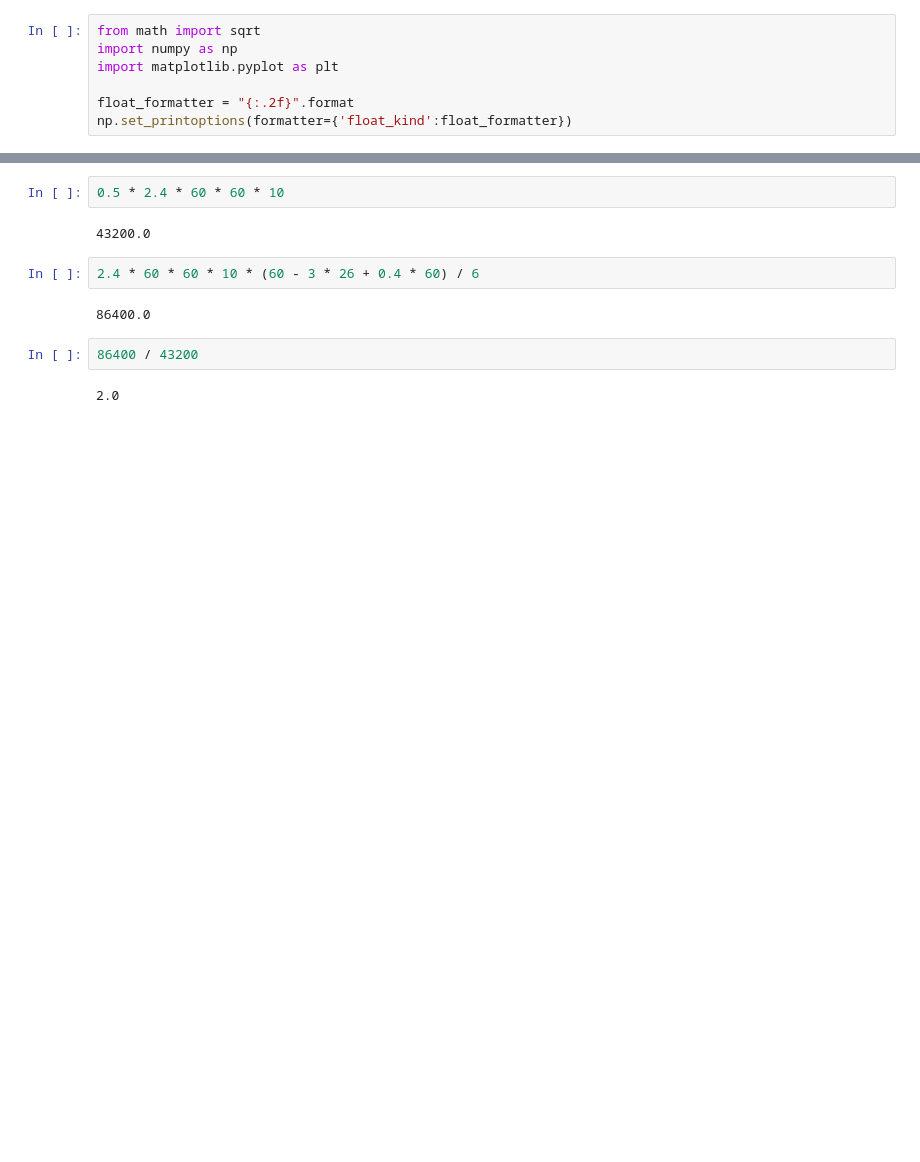
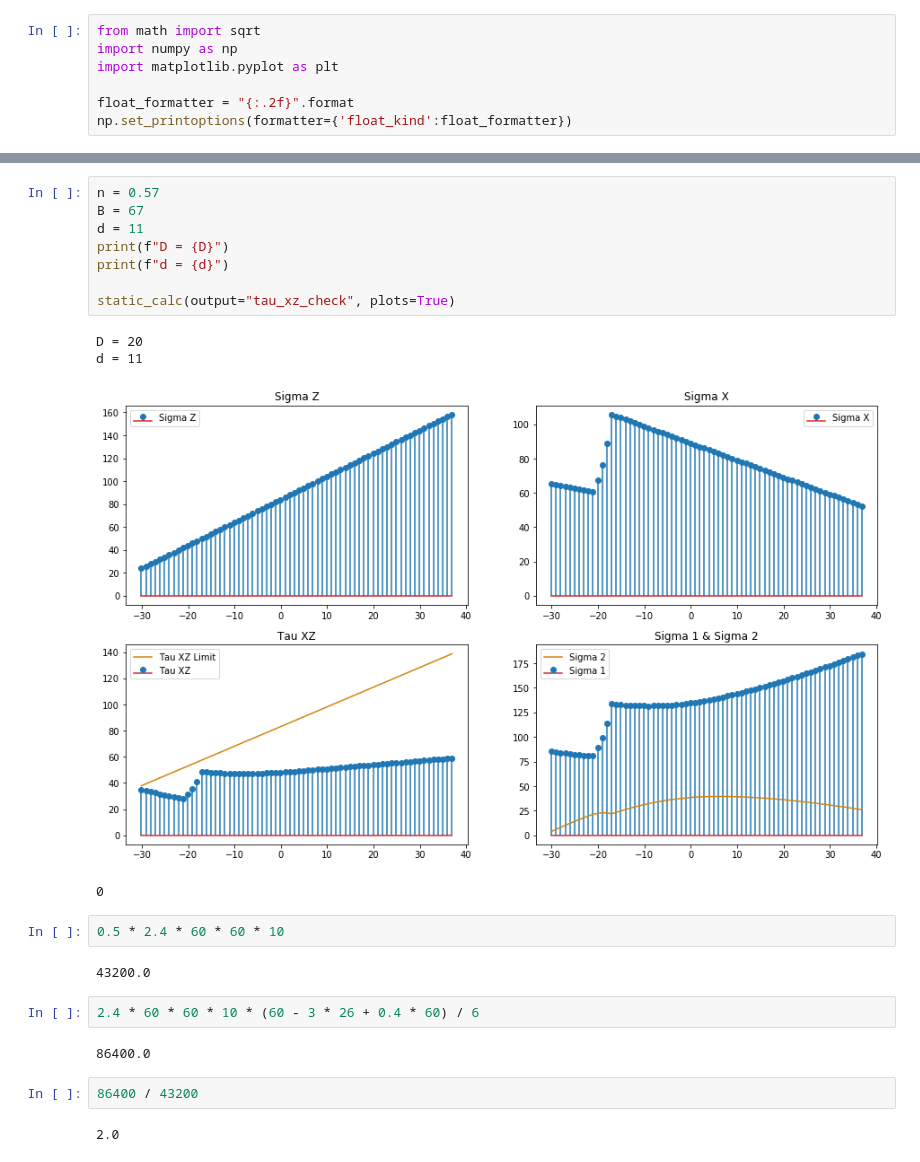
Before and after one commit to George-Mounts/bachelor_project, a Jupyter notebook: 3_better_function.ipynb, the cells around one changed output, grey strips where cells are left out. Saved outputs shown, nothing was run; the diff lists cells and outputs as text; blank space fills up the shorter version.

```diff
--- a/3_better_function.ipynb
+++ b/3_better_function.ipynb
@@ -457,3 +438,16 @@ n = 0.7500000000000002 69.0 | 64.0
+# %%
+n = 0.57
+B = 67
+d = 11
+print(f"D = {D}")
+print(f"d = {d}")
+
+static_calc(output="tau_xz_check", plots=True)
+# %% [output]
+D = 20
+d = 11
+[figure, added]
+0
 # %%
 0.5 * 2.4 * 60 * 60 * 10
 # %% [output]
```
Also changed, not shown: parts of 10 cells of this notebook.
